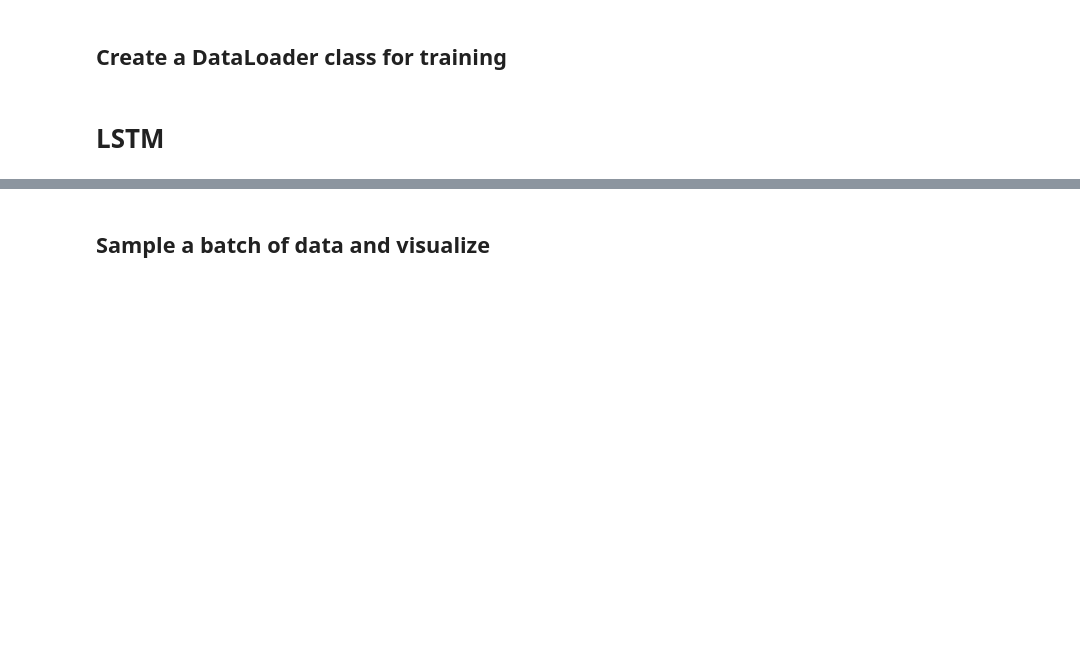
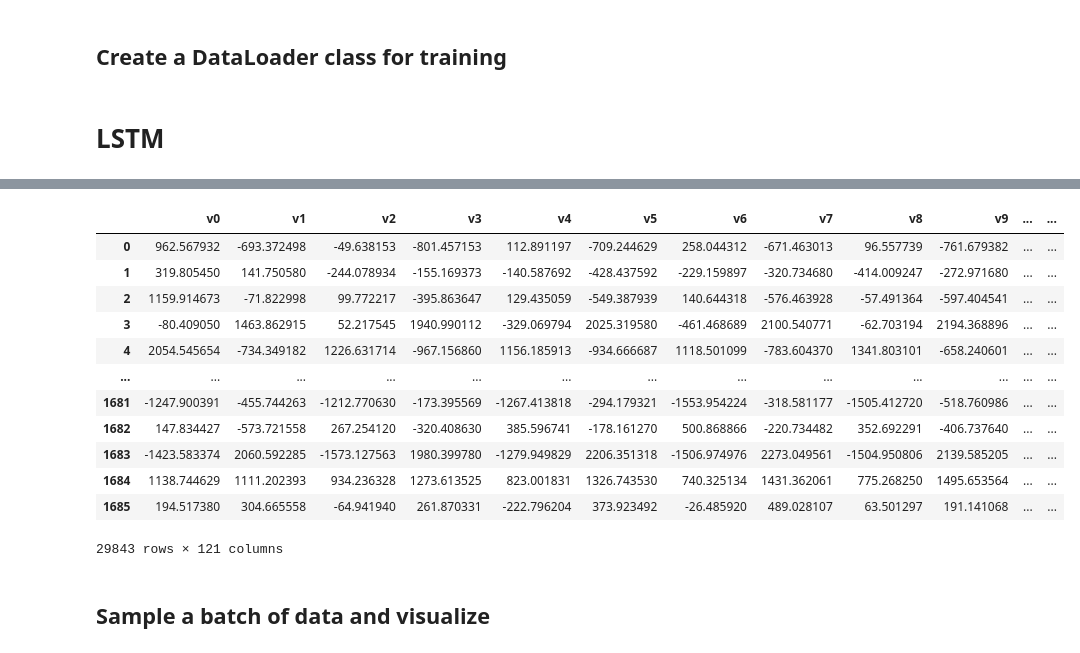
Before and after one commit to alexmak001/av_trajectory, a Jupyter notebook: RNN.ipynb, the cells around one changed output, grey strips where cells are left out. Saved outputs shown, nothing was run; the diff lists cells and outputs as text; code cells hidden in the pictures; blank space fills up the shorter version.

```diff
--- a/RNN.ipynb
+++ b/RNN.ipynb
@@ -229,0 +284,10 @@ tensor([[[ 0.6454,  3.0056],
+# %%
+train_dataset = ArgoverseDataset(city = 'pittsburgh', split = 'train', device=device)
+train_loader_pittsburgh = DataLoader(train_dataset,batch_size=batch_sz)
+
+test_dataset = ArgoverseDataset(city='pittsburgh', split='test', device=device)
+test_loader_pittsburgh = DataLoader(test_dataset,batch_size=batch_sz)
+
+
+enc, dec, losses = train(train_loader_pittsburgh)
+out_pittsburgh = test_predictions(test_loader_pittsburgh, enc, dec, 'pittsburgh')
@@ -229,0 +300,10 @@ tensor([[[ 0.6454,  3.0056],
+# %%
+train_dataset = ArgoverseDataset(city = 'dearborn', split = 'train', device=device)
+train_loader_dearborn = DataLoader(train_dataset,batch_size=batch_sz)
+
+test_dataset = ArgoverseDataset(city='dearborn', split='test', device=device)
+test_loader_dearborn = DataLoader(test_dataset,batch_size=batch_sz)
+
+
+enc, dec, losses = train(train_loader_dearborn)
+out_dearborn = test_predictions(test_loader_dearborn, enc, dec, 'dearborn')
@@ -229,0 +316,10 @@ tensor([[[ 0.6454,  3.0056],
+# %%
+train_dataset = ArgoverseDataset(city = 'washington-dc', split = 'train', device=device)
+train_loader_washington = DataLoader(train_dataset,batch_size=batch_sz)
+
+test_dataset = ArgoverseDataset(city='washington-dc', split='test', device=device)
+test_loader_washington = DataLoader(test_dataset,batch_size=batch_sz)
+
+
+enc, dec, losses = train(train_loader_washington)
+out_washington = test_predictions(test_loader_washington, enc, dec, 'washington-dc')
@@ -229,0 +351,2 @@ tensor([[[ 0.6454,  3.0056],
+# %%
+seq_result = pd.concat([out_austin, out_miami, out_pittsburgh, out_dearborn, out_washington, out_palo], axis=0)
@@ -230,3 +371,19 @@ tensor([[[ 0.6454,  3.0056],
+# %%
+seq_result
+# %% [output]
+|  | v0 | v1 | v2 | v3 | v4 | v5 | v6 | v7 | v8 | v9 | ... | ... |
+| 0 | 962.567932 | -693.372498 | -49.638153 | -801.457153 | 112.891197 | -709.244629 | 258.044312 | -671.463013 | 96.557739 | -761.679382 | ... | ... |
+| 1 | 319.805450 | 141.750580 | -244.078934 | -155.169373 | -140.587692 | -428.437592 | -229.159897 | -320.734680 | -414.009247 | -272.971680 | ... | ... |
+| 2 | 1159.914673 | -71.822998 | 99.772217 | -395.863647 | 129.435059 | -549.387939 | 140.644318 | -576.463928 | -57.491364 | -597.404541 | ... | ... |
+| 3 | -80.409050 | 1463.862915 | 52.217545 | 1940.990112 | -329.069794 | 2025.319580 | -461.468689 | 2100.540771 | -62.703194 | 2194.368896 | ... | ... |
+| 4 | 2054.545654 | -734.349182 | 1226.631714 | -967.156860 | 1156.185913 | -934.666687 | 1118.501099 | -783.604370 | 1341.803101 | -658.240601 | ... | ... |
+| ... | ... | ... | ... | ... | ... | ... | ... | ... | ... | ... | ... | ... |
+| 1681 | -1247.900391 | -455.744263 | -1212.770630 | -173.395569 | -1267.413818 | -294.179321 | -1553.954224 | -318.581177 | -1505.412720 | -518.760986 | ... | ... |
+| 1682 | 147.834427 | -573.721558 | 267.254120 | -320.408630 | 385.596741 | -178.161270 | 500.868866 | -220.734482 | 352.692291 | -406.737640 | ... | ... |
+| 1683 | -1423.583374 | 2060.592285 | -1573.127563 | 1980.399780 | -1279.949829 | 2206.351318 | -1506.974976 | 2273.049561 | -1504.950806 | 2139.585205 | ... | ... |
+| 1684 | 1138.744629 | 1111.202393 | 934.236328 | 1273.613525 | 823.001831 | 1326.743530 | 740.325134 | 1431.362061 | 775.268250 | 1495.653564 | ... | ... |
+| 1685 | 194.517380 | 304.665558 | -64.941940 | 261.870331 | -222.796204 | 373.923492 | -26.485920 | 489.028107 | 63.501297 | 191.141068 | ... | ... |
+29843 rows × 121 columns
 # %% [markdown]
 ## Sample a batch of data and visualize
 # %%
```
Also changed, not shown: parts of 22 cells of this notebook, 10 other files.
